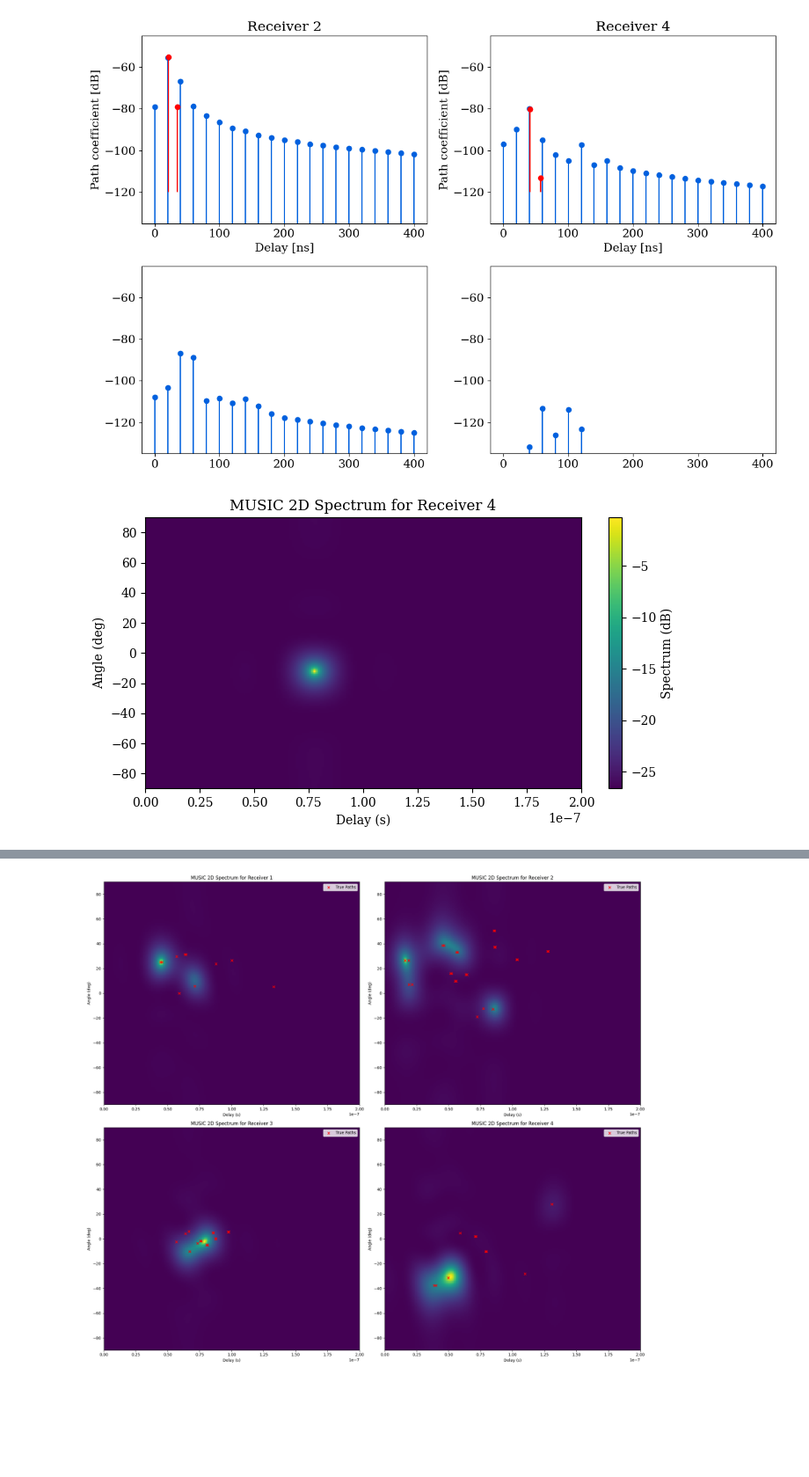
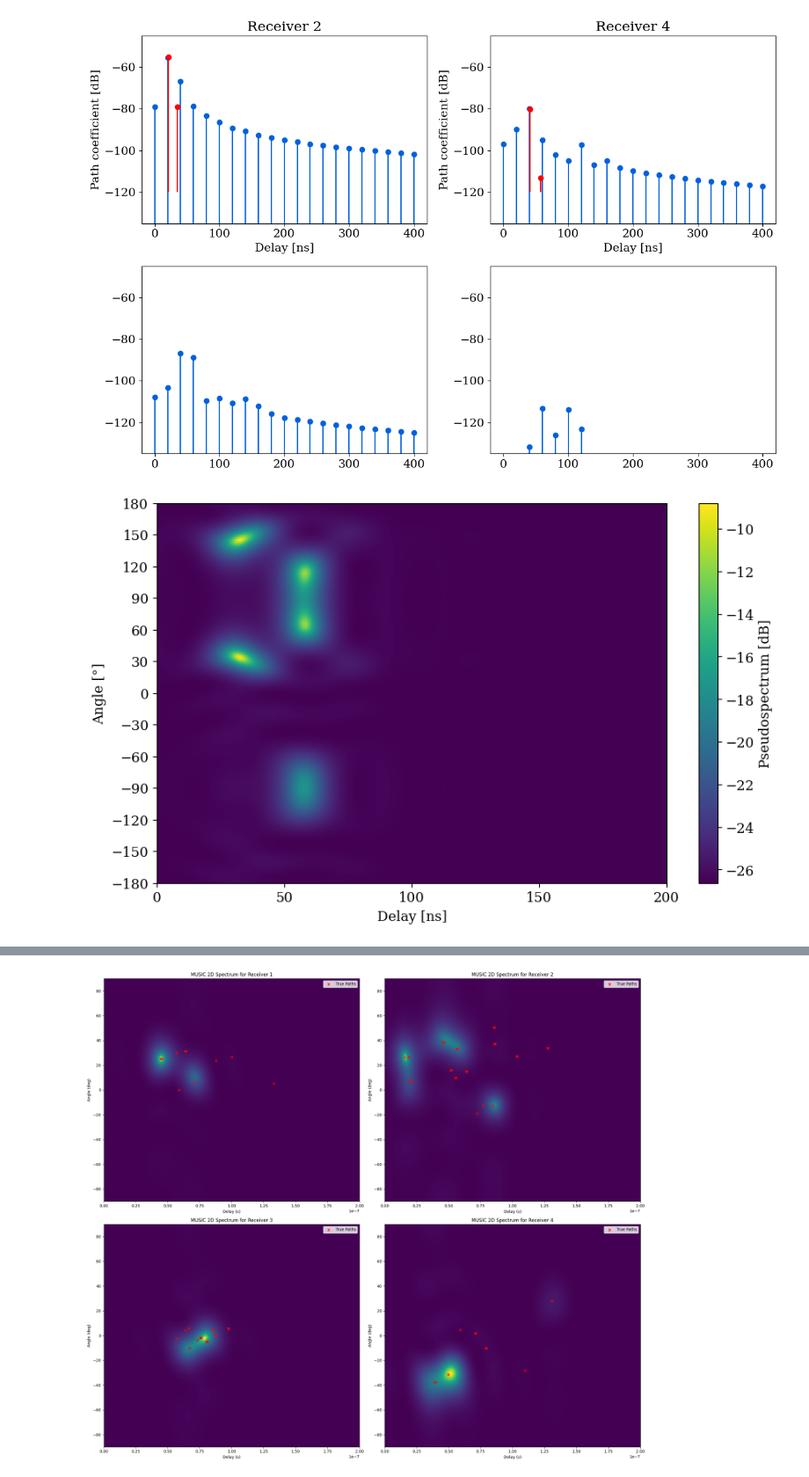
Before and after one commit to lraviart/RayTracing, a Jupyter notebook: Localization/Chain.ipynb, the cells around one changed output, grey strips where cells are left out. Shown at 88% size. Drawn from its saved outputs; the diff is of its cells as text; code cells hidden in the pictures; blank space fills up the shorter version.

```diff
--- a/Localization/Chain.ipynb
+++ b/Localization/Chain.ipynb
@@ -26,7 +26,7 @@ import util
 Sionna version: 2.0.0
 # %%
 plt.rcParams.update({
-    "font.size": 14,
+    "font.size": 12,
     "font.family": "serif",
     "mathtext.fontset": "cm",  # This gives the LaTeX look to math text
     "axes.edgecolor": "black", # Black bounding box
@@ -411,7 +412,6 @@ angles = paths.phi_r
 a, tau, angles = util.format_paths(cir, angles, array=True)
 
 # Scale a with transmit power
-P_TX_lin = 1 # No scale for channel plotting
 a = [a_i * np.sqrt(P_TX_lin) for a_i in a]
 
 for i in range(len(a)):
@@ -423,7 +423,7 @@ energies = [magnitudes[i]**2 for i in range(num_rx)]
 
 
 # Filter paths too weak
-threshold = -135 # in dB, relative to P_TX
+threshold = -145 # in dB, relative to P_TX
 threshold_lin = 10 ** (threshold / 10)
 
 for i in range(num_rx):
@@ -437,6 +437,8 @@ for i in range(num_rx):
 
 fig, ax = plt.subplots(2, num_rx//2, figsize=(12, 8))
 for i in range(num_rx):
+    if energies[i].shape[1] == 0:
+        continue
     markerline, stemlines, baseline = ax[i//(num_rx//2), i%(num_rx//2)].stem(
         tau[i]*1e9, 10*np.log10(energies[i][0]), linefmt="#0060DE", markerfmt='o', basefmt='k-', bottom=-135)
     baseline.set_visible(False)
@@ -448,6 +450,6 @@ for i in range(num_rx):
     ax[i//(num_rx//2), i%(num_rx//2)].set_ylim(-135, -45)
     ax[i//(num_rx//2), i%(num_rx//2)].grid()
 plt.tight_layout()
-plt.savefig("rt-small-cir2.pdf", bbox_inches='tight')
+# plt.savefig("rt-small-cir2.pdf", bbox_inches='tight')
 # %% [output]
 [-0.          0.67358632  1.34717262  2.02075893]
@@ -499,22 +505,25 @@ importlib.reload(com)
 
 B = 100e6
 fft_size = 256
-RX_idx = 3
+RX_idx = 1
 music_spectrum, music_tau, music_angles, K, estimated_channel = mp.MUSIC_2D_spectrum(a[RX_idx], tau[RX_idx], B, fc=3.5e9, T=5e-6, Tcir=2e-7, osr=8, fft_size=fft_size, alpha=0.1, num_pilots=10)
 # music_a, music_taus = mp.MUSIC_taps_time(music_spectrum, music_tau, B/fft_size, estimated_channel)
 # %%
 local_angles = util.format_local_angles(angles, RX_orientations)
 
-plt.figure(figsize=(8, 4))
-plt.imshow(10*np.log10(music_spectrum.T), extent=(music_tau[0], music_tau[-1], music_angles[0]*180/np.pi, music_angles[-1]*180/np.pi), aspect='auto', origin='lower')
+plt.figure(figsize=(10, 6))
+plt.imshow(10*np.log10(music_spectrum.T), extent=(music_tau[0]*1e9, music_tau[-1]*1e9, music_angles[0]*180/np.pi, music_angles[-1]*180/np.pi), aspect='auto', origin='lower')
 # plt.scatter(tau[RX_idx], local_angles[RX_idx]*180/np.pi, label='True Paths', color='red', marker='x')
-plt.title(f"MUSIC 2D Spectrum for Receiver {RX_idx+1}")
-plt.xlabel("Delay (s)")
-plt.ylabel("Angle (deg)")
-plt.colorbar(label='Spectrum (dB)')
+# plt.title(f"MUSIC 2D Spectrum for Receiver {RX_idx+1}")
+plt.xlabel("Delay [ns]")
+plt.ylabel("Angle [°]")
+plt.xticks(np.arange(0, 201, 50))
+plt.yticks(np.arange(-180, 181, 30))
+plt.colorbar(label='Pseudospectrum [dB]')
+# plt.savefig("music_2d_spectrum_bis.pdf", bbox_inches='tight')
 plt.show()
 # %% [output]
-[figure, old version]
+[figure, new version]
 # %%
 importlib.reload(mp)
 importlib.reload(com)
```
Also changed, not shown: parts of 8 cells of this notebook, 35 other files.
